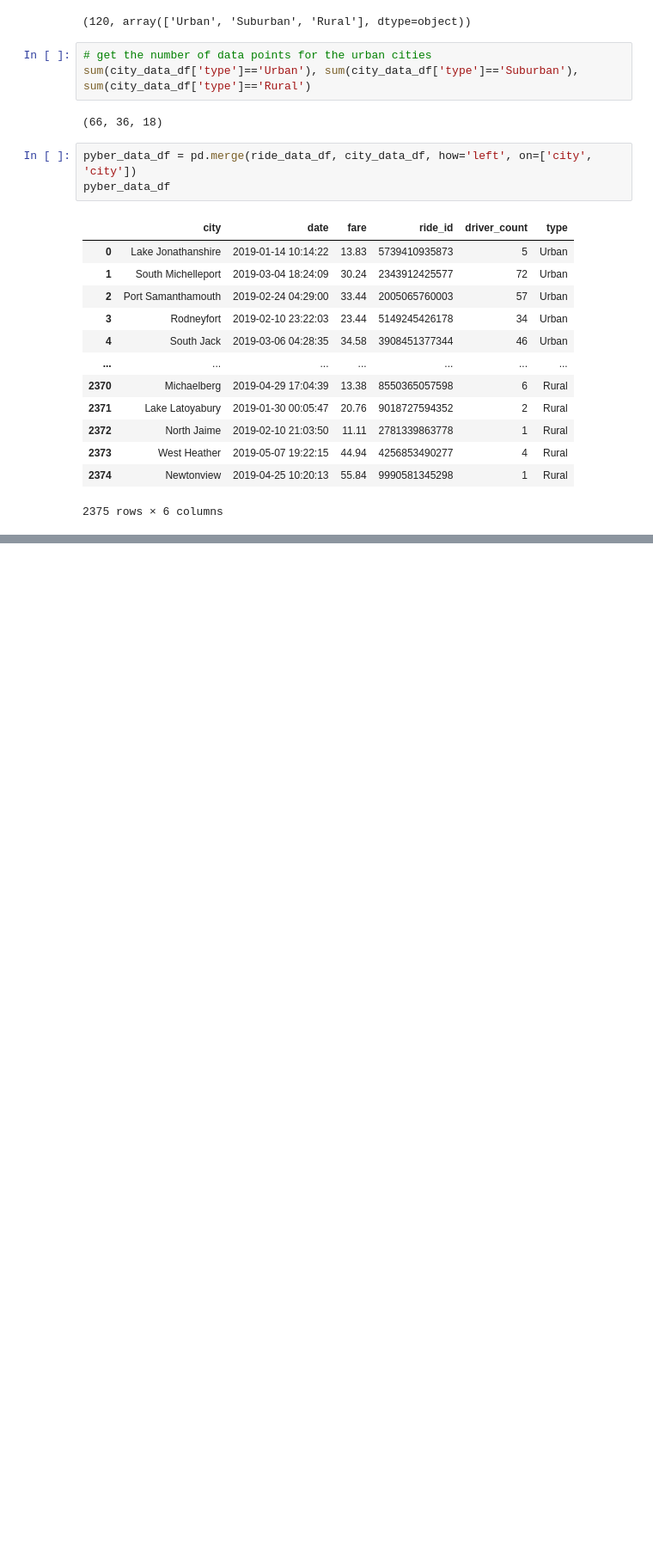
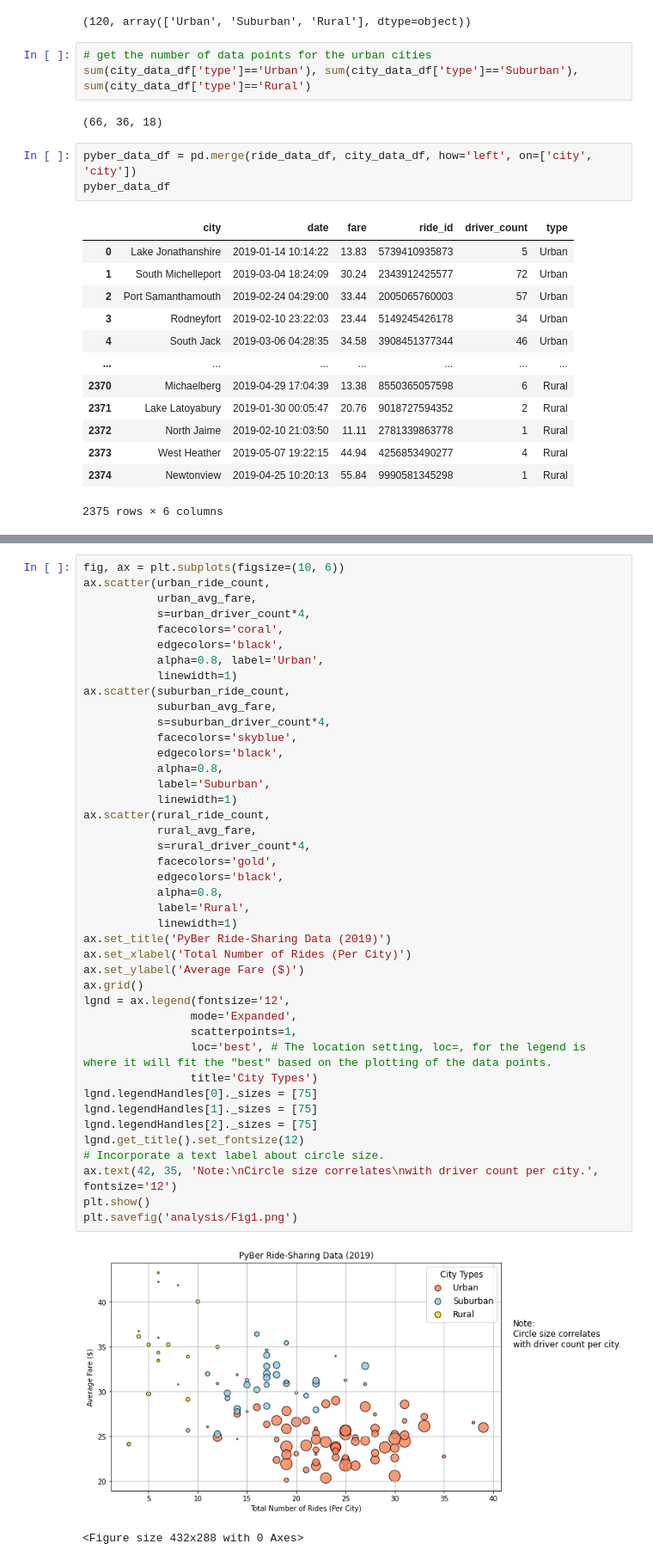
Before and after one commit to alexyang1818/byPer, a Jupyter notebook: PyBer.ipynb, the cells around one changed output, grey strips where cells are left out. Shown: that part at 86% size. Cells and saved outputs as stored; diff of their text form; blank space fills up the shorter version.

```diff
--- a/PyBer.ipynb
+++ b/PyBer.ipynb
@@ -88,0 +176,45 @@ pyber_data_df
+# %%
+fig, ax = plt.subplots(figsize=(10, 6))
+ax.scatter(urban_ride_count,
+           urban_avg_fare,
+           s=urban_driver_count*4,
+           facecolors='coral',
+           edgecolors='black',
+           alpha=0.8, label='Urban',
+           linewidth=1)
+ax.scatter(suburban_ride_count,
+           suburban_avg_fare,
+           s=suburban_driver_count*4,
+           facecolors='skyblue',
+           edgecolors='black',
+           alpha=0.8,
+           label='Suburban',
+           linewidth=1)
+ax.scatter(rural_ride_count,
+           rural_avg_fare,
+           s=rural_driver_count*4,
+           facecolors='gold',
+           edgecolors='black',
+           alpha=0.8,
+           label='Rural',
+           linewidth=1)
+ax.set_title('PyBer Ride-Sharing Data (2019)')
+ax.set_xlabel('Total Number of Rides (Per City)')
+ax.set_ylabel('Average Fare ($)')
+ax.grid()
+lgnd = ax.legend(fontsize='12',
+                mode='Expanded',
+                scatterpoints=1,
+                loc='best', # The location setting, loc=, for the legend is where it will fit the "best" based on the plotting of the data points.
+                title='City Types')
+lgnd.legendHandles[0]._sizes = [75]
+lgnd.legendHandles[1]._sizes = [75]
+lgnd.legendHandles[2]._sizes = [75]
+lgnd.get_title().set_fontsize(12)
+# Incorporate a text label about circle size.
+ax.text(42, 35, 'Note:\nCircle size correlates\nwith driver count per city.', fontsize='12')
+plt.show()
+plt.savefig('analysis/Fig1.png')
+# %% [output]
+[figure, added]
+<Figure size 432x288 with 0 Axes>
```
Also changed, not shown: parts of 6 cells of this notebook, 1 other file.
